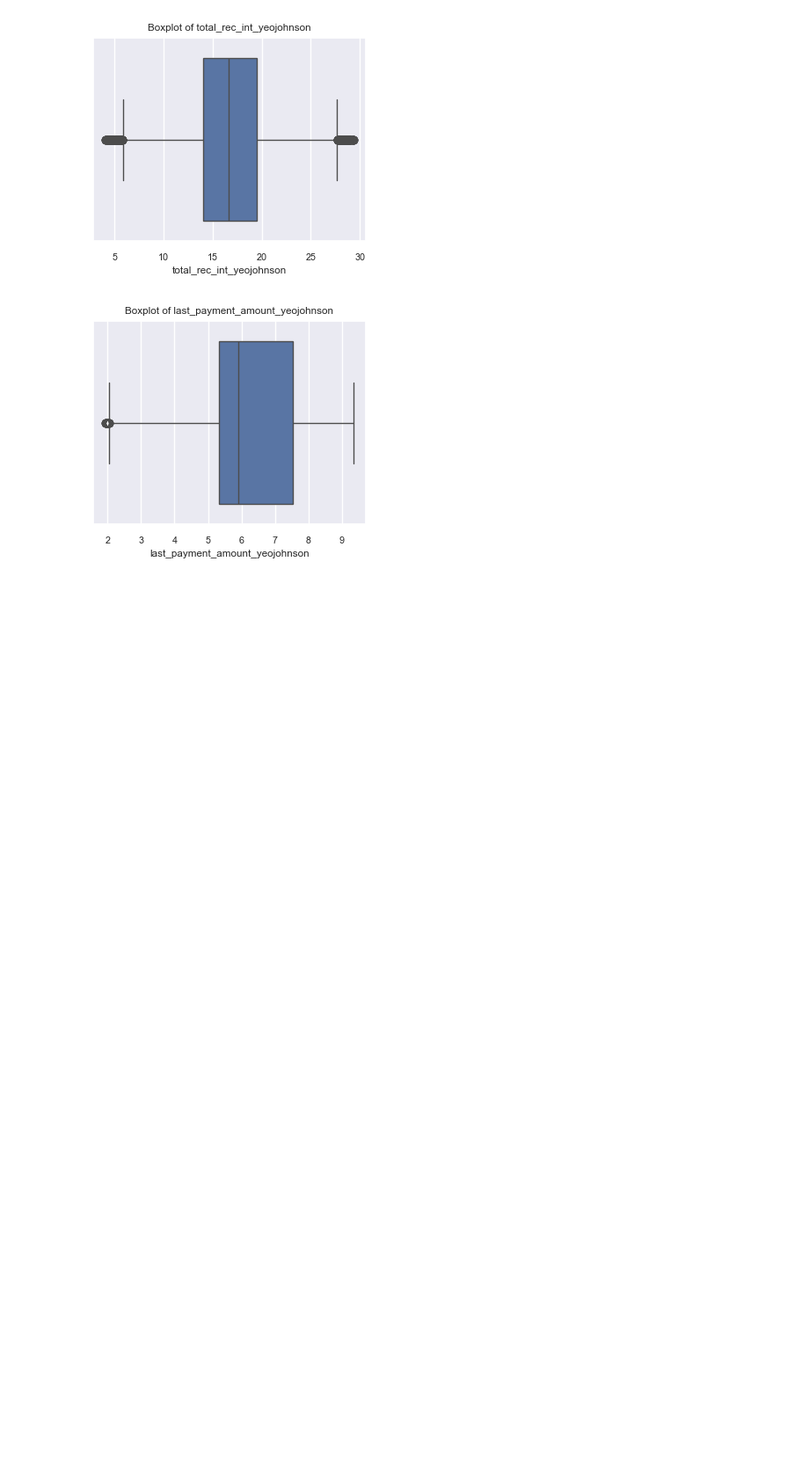
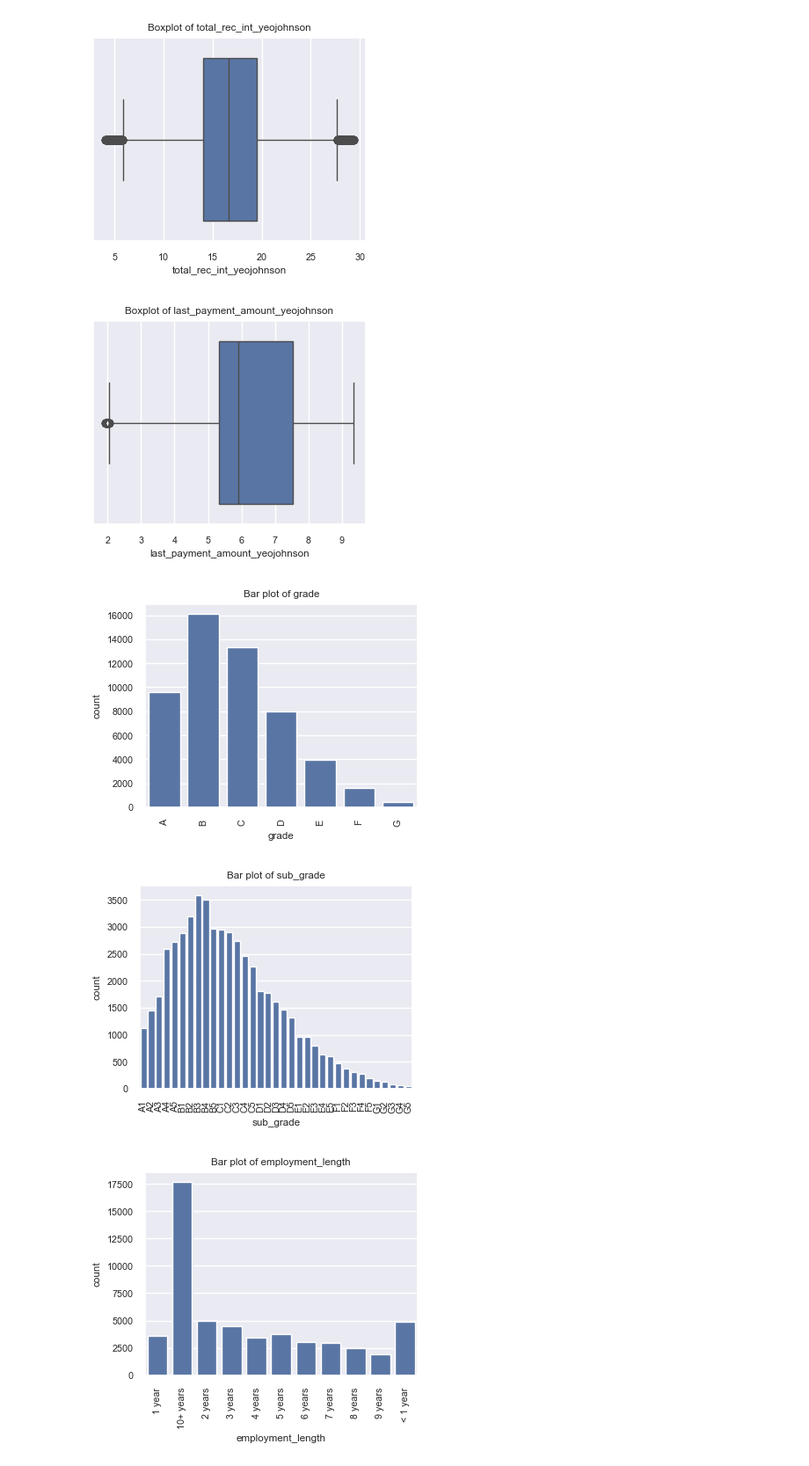
Before and after one commit to bc319IC/Exploratory_Data_Analysis-Customer_Loans_in_Finance, a Jupyter notebook: customer_loans.ipynb, the cells around one changed output. Shown at 88% size. Saved outputs shown, nothing was run; the diff lists cells and outputs as text; code cells hidden in the pictures; blank space fills up the shorter version.

```diff
--- a/customer_loans.ipynb
+++ b/customer_loans.ipynb
@@ -294,9 +294,9 @@ dtype: float64
 # %%
 norm_df = df.copy()
 norm_df_dft = db_utils.DataFrameTransform(norm_df)
-skewed_cols = norm_df_dft.identify_skewed_columns(excluded_cols).tolist()
+skewed_cols = norm_df_dft.identify_skewed_cols(excluded_cols).tolist()
 for col in skewed_cols:
-    norm_df_dft.transform_skewed_columns(col)
+    norm_df_dft.transform_skewed_cols(col)
 norm_df = norm_df.drop(skewed_cols, axis=1)
 norm_df.head()
 # %% [output]
@@ -365,3 +365,10 @@ norm_df_plot.visualise_outliers(excluded_cols)
 [figure]
 [figure]
 [figure]
+# %%
+#Check for outliers in categorical columns
+norm_df_plot.plot_categorical_cols()
+# %% [output]
+[figure, added]
+[figure, added]
+[figure, added]
```
Also changed, not shown: parts of 12 cells of this notebook, 1 other file.
